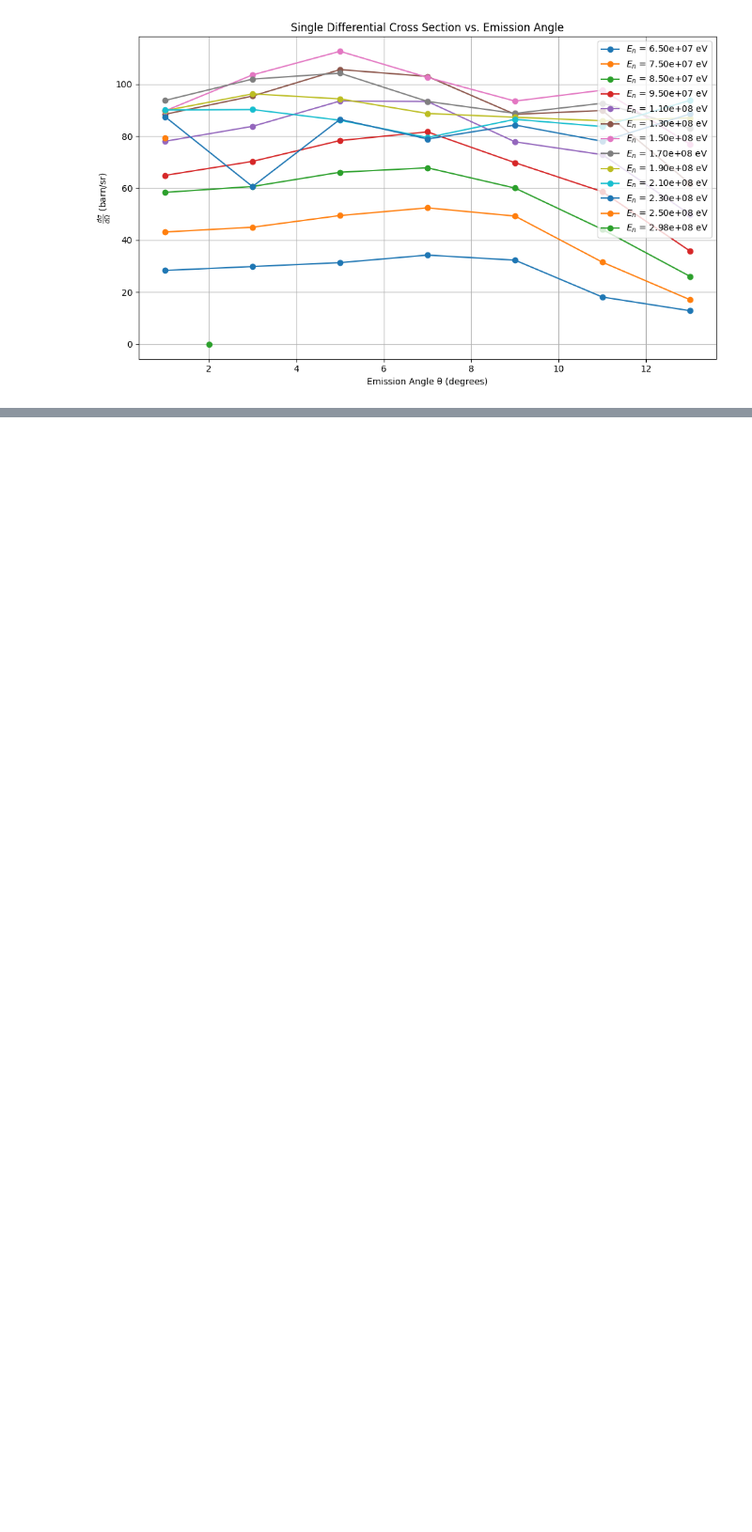
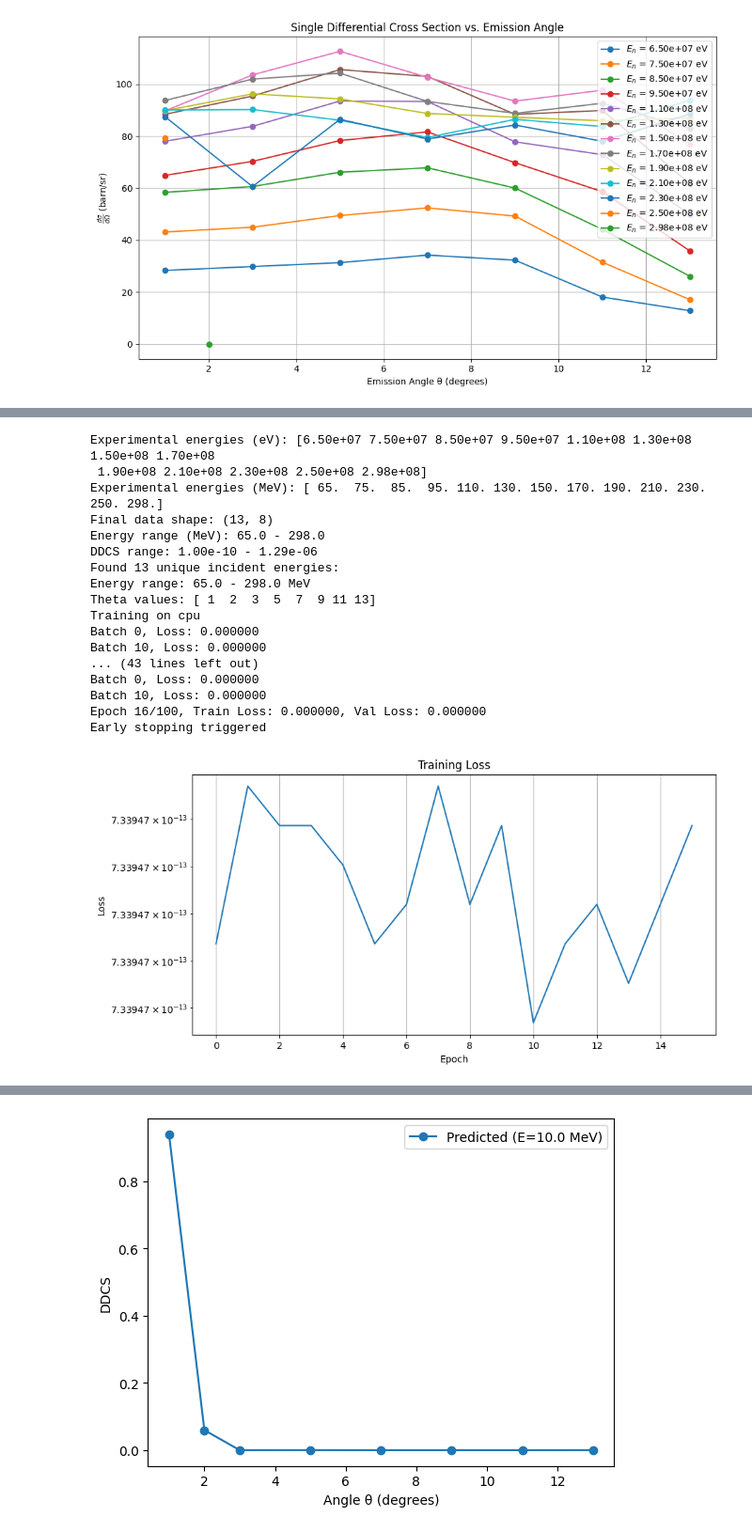
Before and after one commit to LucAstrand/MCML, a Jupyter notebook: npReaction.ipynb, the cells around one changed output, grey strips where cells are left out. Shown at 94% size. Drawn from its saved outputs; the diff is of its cells as text; code cells hidden in the pictures; blank space fills up the shorter version.

```diff
--- a/npReaction.ipynb
+++ b/npReaction.ipynb
@@ -175,7 +181,7 @@ plt.show()
 # %% [output]
 [figure]
 # %%
-def simulate_ddcs(random_tensor, E_n_lab, N_theta_bins, N_E_bins=100):
+def simulate_ddcs(random_tensor, E_n_lab, N_theta_bins=13, N_E_bins=100, device = 'cpu'):
     """
     Simulates DDCS for the reaction 32S(n,p)32P.
 
@@ -189,8 +195,8 @@ def simulate_ddcs(random_tensor, E_n_lab, N_theta_bins, N_E_bins=100):
         ddcs (torch.Tensor): 2D histogram [theta_bin, energy_bin]
         theta_edges (torch.Tensor), E_edges (torch.Tensor): Bin edges
     """
-    assert random_tensor.ndim == 1, "Input must be 1D tensor"
-    device = random_tensor.device
+    # assert random_tensor.ndim == 1, "Input must be 1D tensor"
+    device = torch.device(device)
     dtype = random_tensor.dtype
     N_samples = len(random_tensor)
 
@@ -287,0 +870,35 @@ plt.show()
+# %%
+# Train the model
+trainer = main_with_experimental_data(df)
+
+theta_values=np.array([1,2,3,5,7,9,11,13])
+
+# Use the trained model to predict DDCS for any energy
+predicted_ddcs = predict_ddcs(trainer, E_incident=65000000, theta_values=theta_values)
+
+# Plot prediction
+plt.figure()
+plt.plot(theta_values, predicted_ddcs, 'o-', label=f'Predicted (E=10.0 MeV)')
+plt.xlabel('Angle θ (degrees)')
+plt.ylabel('DDCS')
+plt.legend()
+plt.show()
+# %% [output]
+Experimental energies (eV): [6.50e+07 7.50e+07 8.50e+07 9.50e+07 1.10e+08 1.30e+08 1.50e+08 1.70e+08
+ 1.90e+08 2.10e+08 2.30e+08 2.50e+08 2.98e+08]
+Experimental energies (MeV): [ 65.  75.  85.  95. 110. 130. 150. 170. 190. 210. 230. 250. 298.]
+Final data shape: (13, 8)
+Energy range (MeV): 65.0 - 298.0
+DDCS range: 1.00e-10 - 1.29e-06
+Found 13 unique incident energies:
+Energy range: 65.0 - 298.0 MeV
+Theta values: [ 1  2  3  5  7  9 11 13]
+Training on cpu
+Batch 0, Loss: 0.000000
+Batch 10, Loss: 0.000000
+... (43 lines left out)
+Batch 0, Loss: 0.000000
+Batch 10, Loss: 0.000000
+Epoch 16/100, Train Loss: 0.000000, Val Loss: 0.000000
+Early stopping triggered
+[figure, added]
@@ -287,0 +906 @@ plt.show()
+[figure, added]
```
Also changed, not shown: parts of 6 cells of this notebook.
